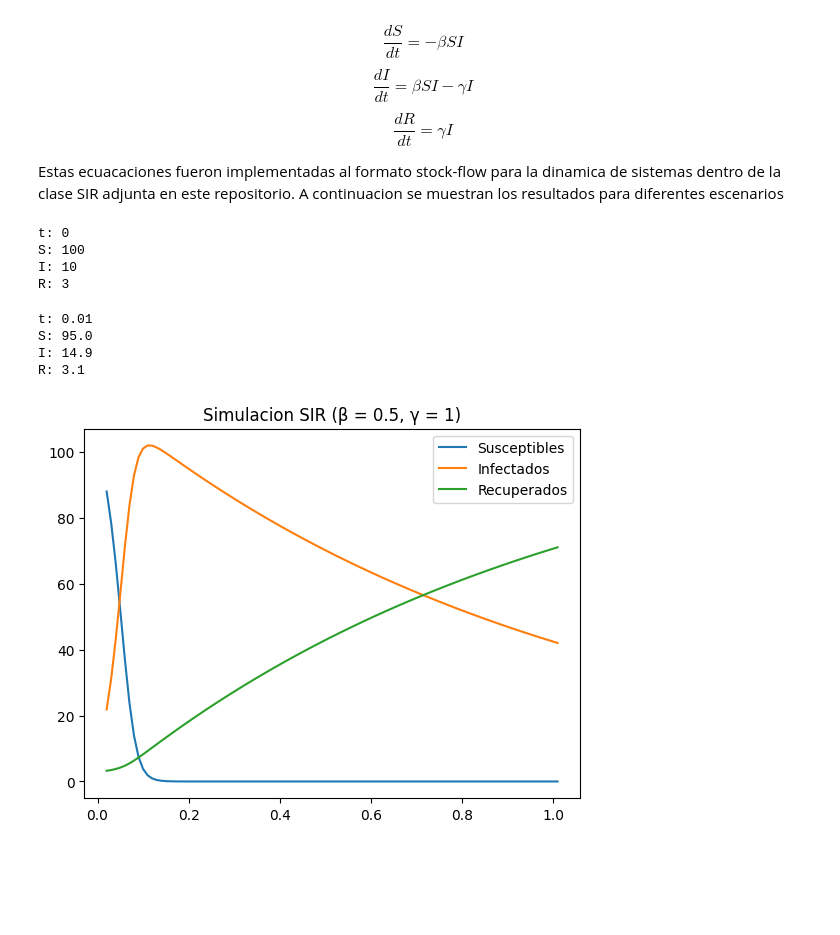
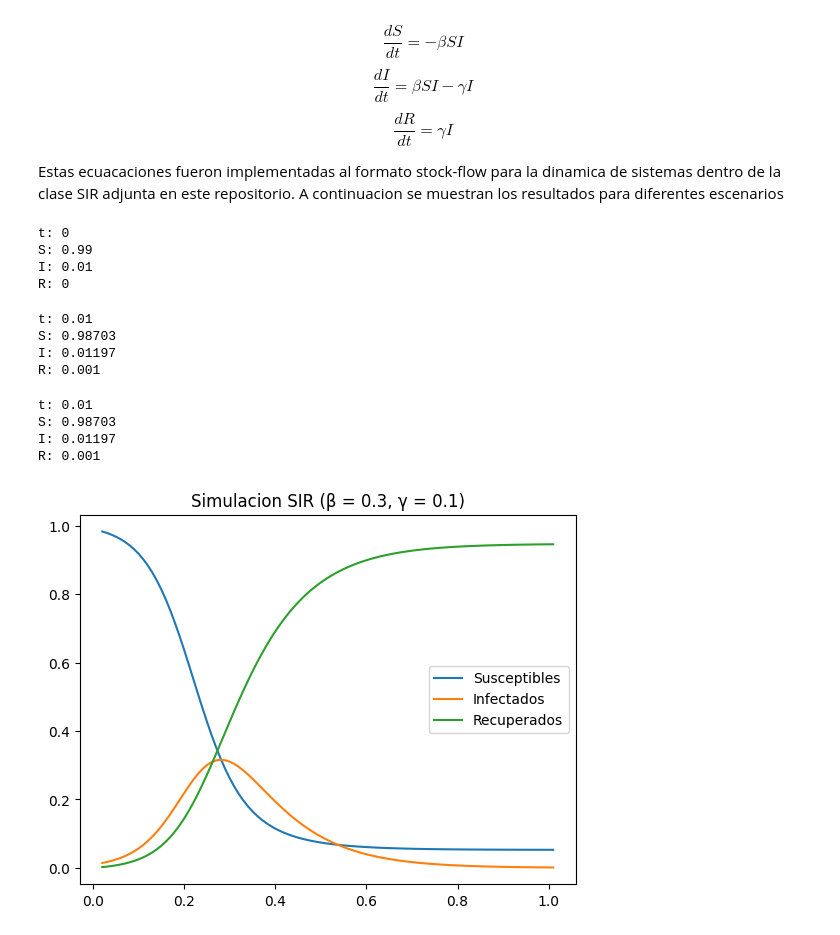
Before and after one commit to Sofiamishel2003/Hoja-de-Trabajo-1, a Jupyter notebook: notebook.ipynb, the cells around one changed output. Cells and saved outputs as stored; diff of their text form; code cells hidden in the pictures; blank space fills up the shorter version.

```diff
--- a/notebook.ipynb
+++ b/notebook.ipynb
@@ -19,31 +19,36 @@ Estas ecuacaciones fueron implementadas al formato stock-flow para la dinamica d
 # %%
 # Inicializacion del modelo
 model = SIR(
-    transmition=0.5,
-    recovery=1,
-    s=100,
-    i=10,
-    r=3,
-    dt=0.01
+    transmition=0.3,
+    recovery=0.1,
+    s=990/1000,
+    i=10/1000,
+    r=0,
+    dt=1
 )
 model.describe()
 # %% [output]
 t: 0
-S: 100
-I: 10
-R: 3
+S: 0.99
+I: 0.01
+R: 0
 # %%
 # Podemos avanzar el modelo con la funcion next
 model.next()
 model.describe()
 # %% [output]
 t: 0.01
-S: 95.0
-I: 14.9
-R: 3.1
+S: 0.98703
+I: 0.01197
+R: 0.001
 # %%
 # Por ultimo, podemos graficar sus resultados para una cantidad de simulaciones dada
 nsims = 100
+model.describe()
 model.plot(nsims)
 # %% [output]
+t: 0.01
+S: 0.98703
+I: 0.01197
+R: 0.001
-[figure, old version]
+[figure, new version]
```
Also changed, not shown: parts of 6 cells of this notebook.
